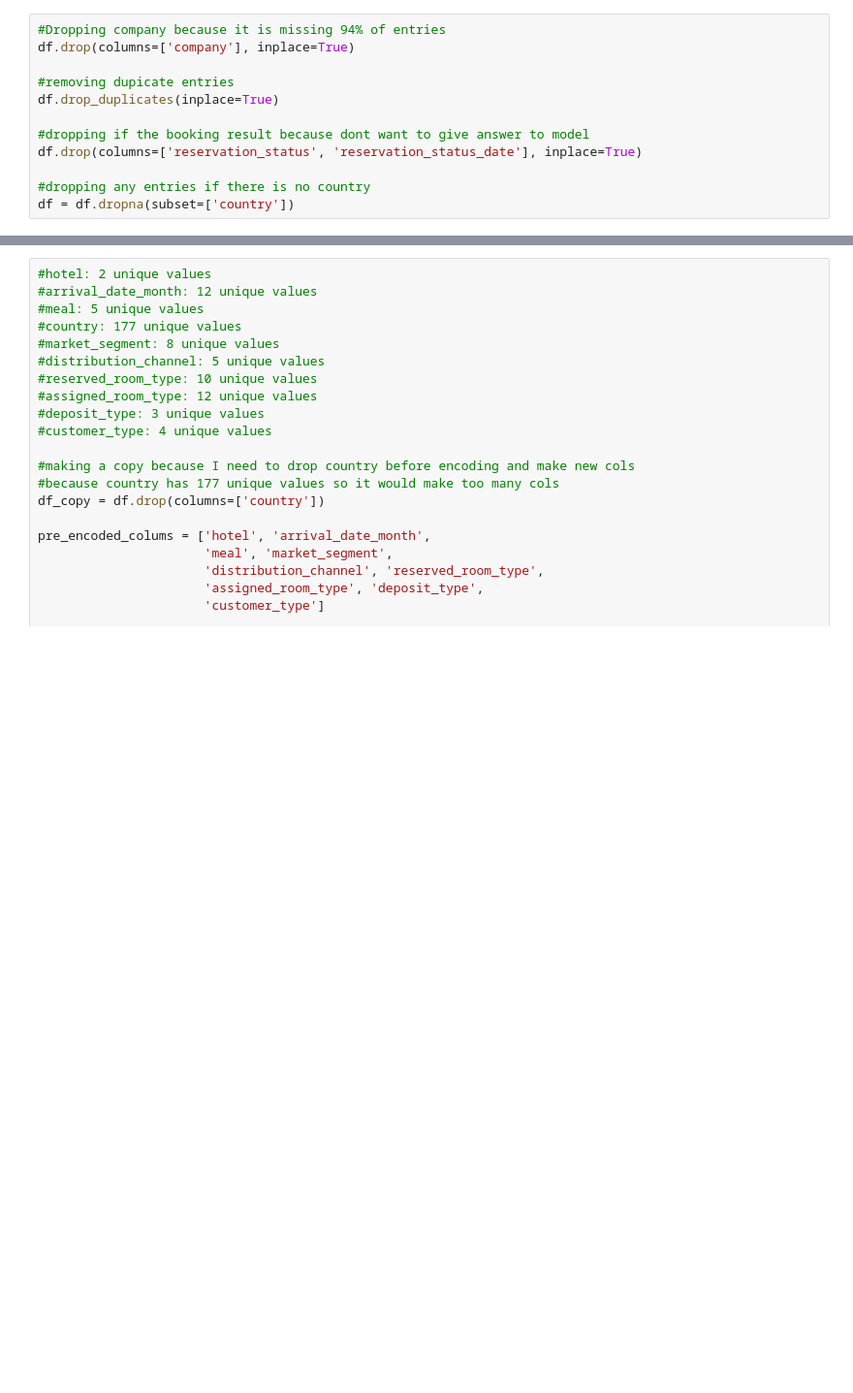
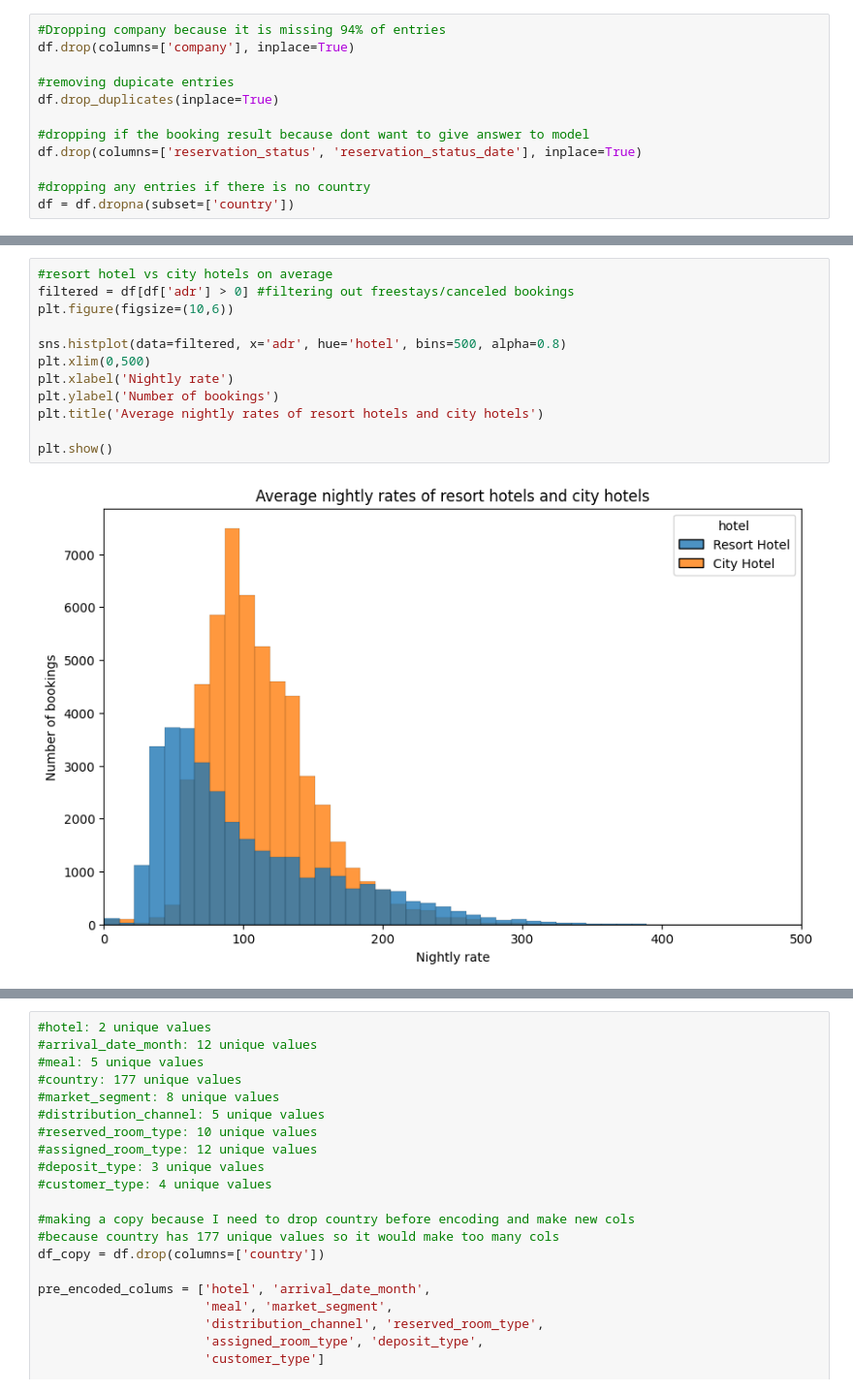
Before and after one commit to AlvinShaoPortfolio/CSE351_Project, a Jupyter notebook: Project.ipynb, the cells around one changed output, grey strips where cells are left out. Shown at 97% size. Drawn from its saved outputs; the diff is of its cells as text; blank space fills up the shorter version.

```diff
--- a/Project.ipynb
+++ b/Project.ipynb
@@ -48,0 +48,14 @@ dtype: int64
+# %%
+#resort hotel vs city hotels on average
+filtered = df[df['adr'] > 0] #filtering out freestays/canceled bookings
+plt.figure(figsize=(10,6))
+
+sns.histplot(data=filtered, x='adr', hue='hotel', bins=500, alpha=0.8)
+plt.xlim(0,500)
+plt.xlabel('Nightly rate')
+plt.ylabel('Number of bookings')
+plt.title('Average nightly rates of resort hotels and city hotels')
+
+plt.show()
+# %% [output]
+[figure, added]
```
Also changed, not shown: parts of 8 cells of this notebook.
